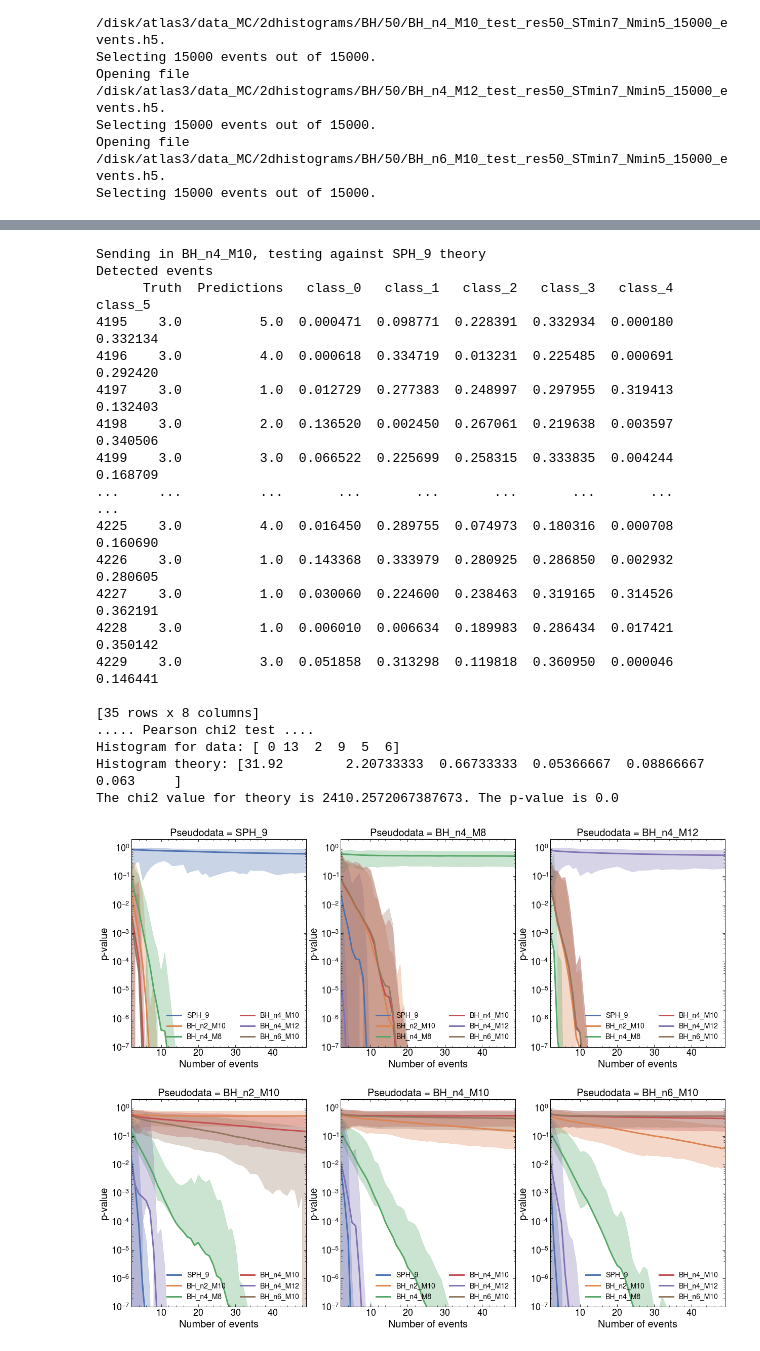
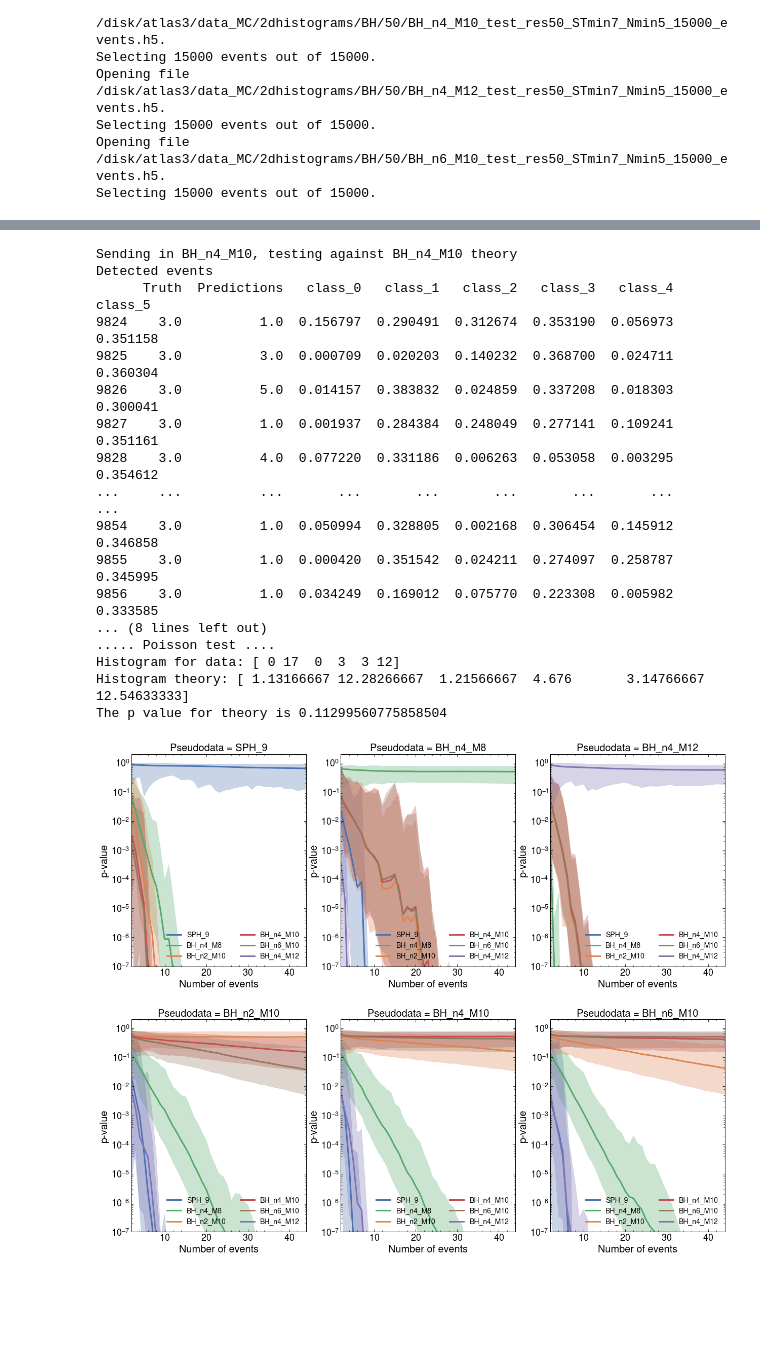
Before and after one commit to choisant/imcalML, a Jupyter notebook: notebooks/chi_squared_method.ipynb, the cells around one changed output, grey strips where cells are left out. Drawn from its saved outputs; the diff is of its cells as text; code cells hidden in the pictures; blank space fills up the shorter version.

```diff
--- a/notebooks/chi_squared_method.ipynb
+++ b/notebooks/chi_squared_method.ipynb
@@ -42,9 +43,10 @@ CLASSES = len(LABELS) #The number of output nodes in the net, equal to the numbe
 FOLDERS = ["sph", "BH", "BH", "BH", "BH", "BH"]
 TEST_N_EVENTS = 15000
 CUT = True
-LOAD = True
-N_max = 50 #Maximum number of events measured
-M = 3000 #3000 #Number of experiments to average
+LOAD = False
+N_max = 45 #Maximum number of events measured
+M = 3000 #Number of experiments to average
+STATISTIC = "chi2" # available statistics: ["poisson", "chi2"]
 
 #Set data paths
 if CUT:
@@ -197,8 +199,8 @@ for i in range(CLASSES):
 n_theory = [np.array([((len(theory[theory["Predictions"]==i])/len(theory))) for i in range(CLASSES)]) for theory in datasets]
 # %%
 #Chi2 test
-def chi2(theory, data):
-    return(np.sum((data-theory)**2/(theory)))
+def chi2(n_theory, n_data):
+    return(np.sum((n_data-n_theory)**2/(n_theory)))
 
 def chi2_method_pearson(theory, data, classes, verbose=False):
 
@@ -225,8 +250,7 @@ def chi2_method_pearson(theory, data, classes, verbose=False):
 # %%
 #Test experiment
-
 data_id = 3
-theory_id = 0
+theory_id = 3
 print(f"Sending in {PLOT_LABELS[data_id]}, testing against {PLOT_LABELS[theory_id]} theory")
 
 N = 35 #number of events
@@ -235,37 +259,36 @@ experiment = datasets[data_id][k:k+N]
 print("Detected events")
 print(experiment)
 print("..... Pearson chi2 test ....")
-p2 = chi2_method_pearson(n_theory[theory_id], experiment, CLASSES, verbose=True)
+p1 = chi2_method_pearson(n_theory[theory_id], experiment, CLASSES, verbose=True)
+print("..... Poisson test ....")
+p2 = poisson_method(n_theory[theory_id], experiment, CLASSES, verbose=True)
 # %% [output]
-Sending in BH_n4_M10, testing against SPH_9 theory
+Sending in BH_n4_M10, testing against BH_n4_M10 theory
 Detected events
       Truth  Predictions   class_0   class_1   class_2   class_3   class_4   class_5
-4195    3.0          5.0  0.000471  0.098771  0.228391  0.332934  0.000180  0.332134
-4196    3.0          4.0  0.000618  0.334719  0.013231  0.225485  0.000691  0.292420
-4197    3.0          1.0  0.012729  0.277383  0.248997  0.297955  0.319413  0.132403
-4198    3.0          2.0  0.136520  0.002450  0.267061  0.219638  0.003597  0.340506
-4199    3.0          3.0  0.066522  0.225699  0.258315  0.333835  0.004244  0.168709
+9824    3.0          1.0  0.156797  0.290491  0.312674  0.353190  0.056973  0.351158
+9825    3.0          3.0  0.000709  0.020203  0.140232  0.368700  0.024711  0.360304
+9826    3.0          5.0  0.014157  0.383832  0.024859  0.337208  0.018303  0.300041
+9827    3.0          1.0  0.001937  0.284384  0.248049  0.277141  0.109241  0.351161
+9828    3.0          4.0  0.077220  0.331186  0.006263  0.053058  0.003295  0.354612
 ...     ...          ...       ...       ...       ...       ...       ...       ...
-4225    3.0          4.0  0.016450  0.289755  0.074973  0.180316  0.000708  0.160690
-4226    3.0          1.0  0.143368  0.333979  0.280925  0.286850  0.002932  0.280605
-4227    3.0          1.0  0.030060  0.224600  0.238463  0.319165  0.314526  0.362191
-4228    3.0          1.0  0.006010  0.006634  0.189983  0.286434  0.017421  0.350142
-4229    3.0          3.0  0.051858  0.313298  0.119818  0.360950  0.000046  0.146441
-
-[35 rows x 8 columns]
-..... Pearson chi2 test ....
-Histogram for data: [ 0 13  2  9  5  6]
-Histogram theory: [31.92        2.20733333  0.66733333  0.05366667  0.08866667  0.063     ]
-The chi2 value for theory is 2410.2572067387673. The p-value is 0.0
+9854    3.0          1.0  0.050994  0.328805  0.002168  0.306454  0.145912  0.346858
+9855    3.0          1.0  0.000420  0.351542  0.024211  0.274097  0.258787  0.345995
+9856    3.0          1.0  0.034249  0.169012  0.075770  0.223308  0.005982  0.333585
+... (8 lines left out)
+..... Poisson test ....
+Histogram for data: [ 0 17  0  3  3 12]
+Histogram theory: [ 1.13166667 12.28266667  1.21566667  4.676       3.14766667 12.54633333]
+The p value for theory is 0.11299560775858504
 # %%
 #get p-value as a function of number of events
 N_list = np.arange(2, N_max, 1) #A list of integers from 2 to N_max
 
 if LOAD:
     #LOAD EXPERIMENT
-    p_values_p = np.load(f"../results/chi2/chi_squared_results_{MODEL_NAME}_m_{M}_p_values.npy")
-    err_up_values_p = np.load(f"../results/chi2/chi_squared_results_{MODEL_NAME}_m_{M}_up_values.npy")
-    err_down_values_p = np.load(f"../results/chi2/chi_squared_results_{MODEL_NAME}_m_{M}_down_values.npy")
+    p_values_p = np.load(f"../results/{STATISTIC}/{STATISTIC}_results_{MODEL_NAME}_m_{M}_p_values.npy")
+    err_up_values_p = np.load(f"../results/{STATISTIC}/{STATISTIC}_results_{MODEL_NAME}_m_{M}_up_values.npy")
+    err_down_values_p = np.load(f"../results/{STATISTIC}/{STATISTIC}_results_{MODEL_NAME}_m_{M}_down_values.npy")
 
 else:
     #RUN EXPERIMENT
@@ -280,16 +303,24 @@ else:
         for s, sample in enumerate(n_theory): #Iterate over all theories/samples
             for j, n in enumerate(N_list): # Iterate over number of events detected
                 experiments = [datasets[i][k:k+n] for k in k_list] #Generate a list of M number of experiments with n events
-                results = np.array([chi2_method_pearson(sample, experiment, CLASSES) for experiment in experiments])
+                if STATISTIC=="poisson":
+                    results = np.array([poisson_method(sample, experiment, CLASSES) for experiment in experiments])
+                elif STATISTIC=="chi2":
+                    results = np.array([chi2_method_pearson(sample, experiment, CLASSES) for experiment in experiments])
+                else:
+                    print("Choose an available statistic.")
+                    exit()
                 mean = np.average(results, axis=0)
                 results_up = results[results>=mean]
                 results_down = results[results<mean]
                 #print(mean, results_up, results_down)
-                if mean > 0:
+                if (len(results_up) > 0):
                     error_up = np.sqrt(((1/len(results_up))*np.sum((results_up - mean)**2)))
+                else:
+                    error_up = 0
+                if (len(results_down) > 0):
                     error_down = np.sqrt(((1/len(results_down))*np.sum((results_down - mean)**2)))
                 else:
-                    error_up = 0
                     error_down = 0
                 p_values_p[i][s][j] = mean
                 err_up_values_p[i][s][j] = error_up
@@ -297,20 +334,21 @@ else:
 # %%
 #Plot
 fig, ax = plt.subplots(ncols = 3, nrows=2, figsize=(21, 17))
 plt.subplots_adjust(hspace=0.25)
 for i in range(len(PLOT_LABELS)): #iterate over pseudodata
     ax[i%2][i//2].set_title(f"Pseudodata = {PLOT_LABELS[i]}")
 
     for j in range(len(PLOT_LABELS)): #iterate over theories
-        ax[i%2][i//2].plot(N_list, p_values_p[i][j], label=PLOT_LABELS[j], color=paper_colors[j], linewidth=3)
-        ax[i%2][i//2].fill_between(N_list, p_values_p[i][j] - err_down_values_p[j][i], p_values_p[i][j] + err_up_values_p[i][j], alpha=0.3, color=paper_colors[j])
+        k = PLOT_ORDER[j]
+        ax[i%2][i//2].plot(N_list, p_values_p[i][k], label=PLOT_LABELS[k], color=paper_colors[k], linewidth=3)
+        ax[i%2][i//2].fill_between(N_list, p_values_p[i][k] - err_down_values_p[i][k], p_values_p[i][k] + err_up_values_p[i][k], alpha=0.3, color=paper_colors[k])
 
 for axis in ax.reshape(-1):
     axis.set_yscale("log")
     axis.set_xlabel("Number of events")
     axis.set_ylabel("p-value")
     axis.set_xlim(2, N_max-1)
     axis.set_ylim(10**(-7), 2)
     axis.legend(loc=4, fontsize=14, ncol=2)
 # %% [output]
-[figure, old version]
+[figure, new version]
```
Also changed, not shown: parts of 10 cells of this notebook, 45 other files.
